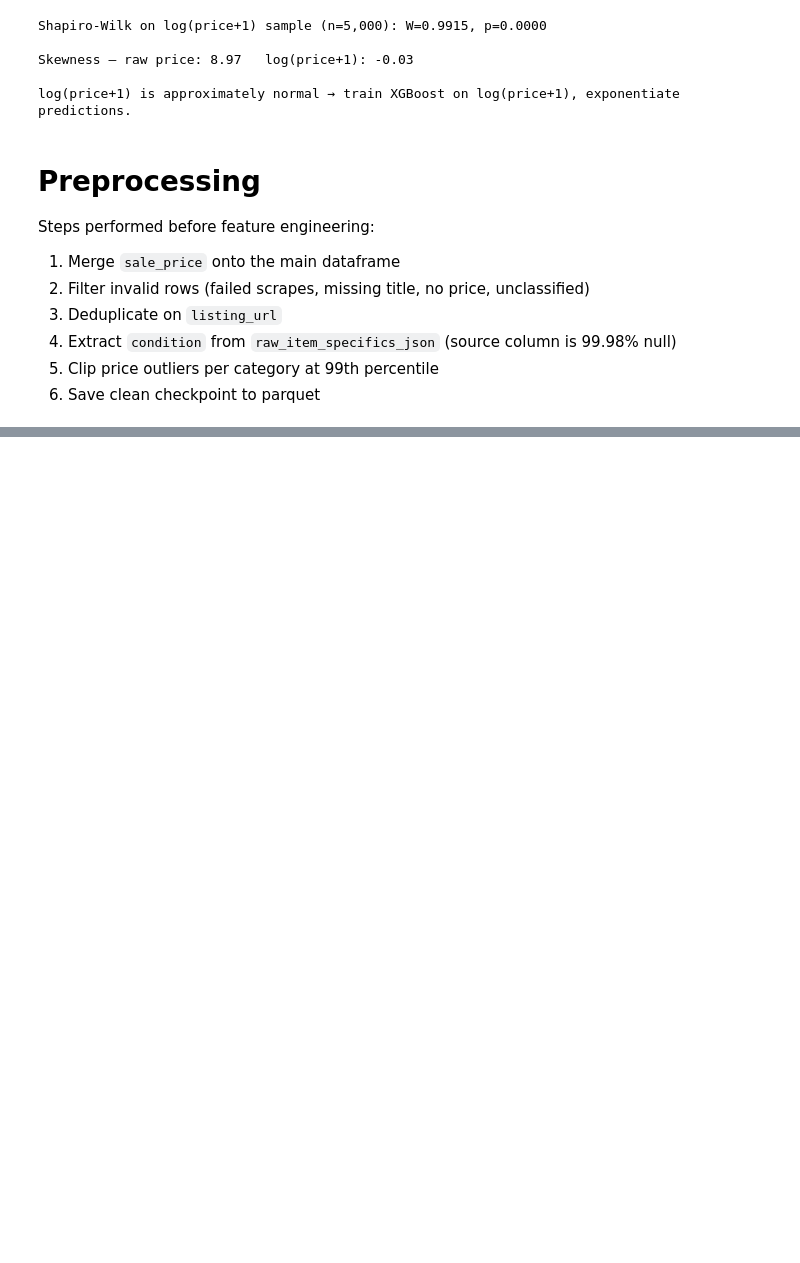
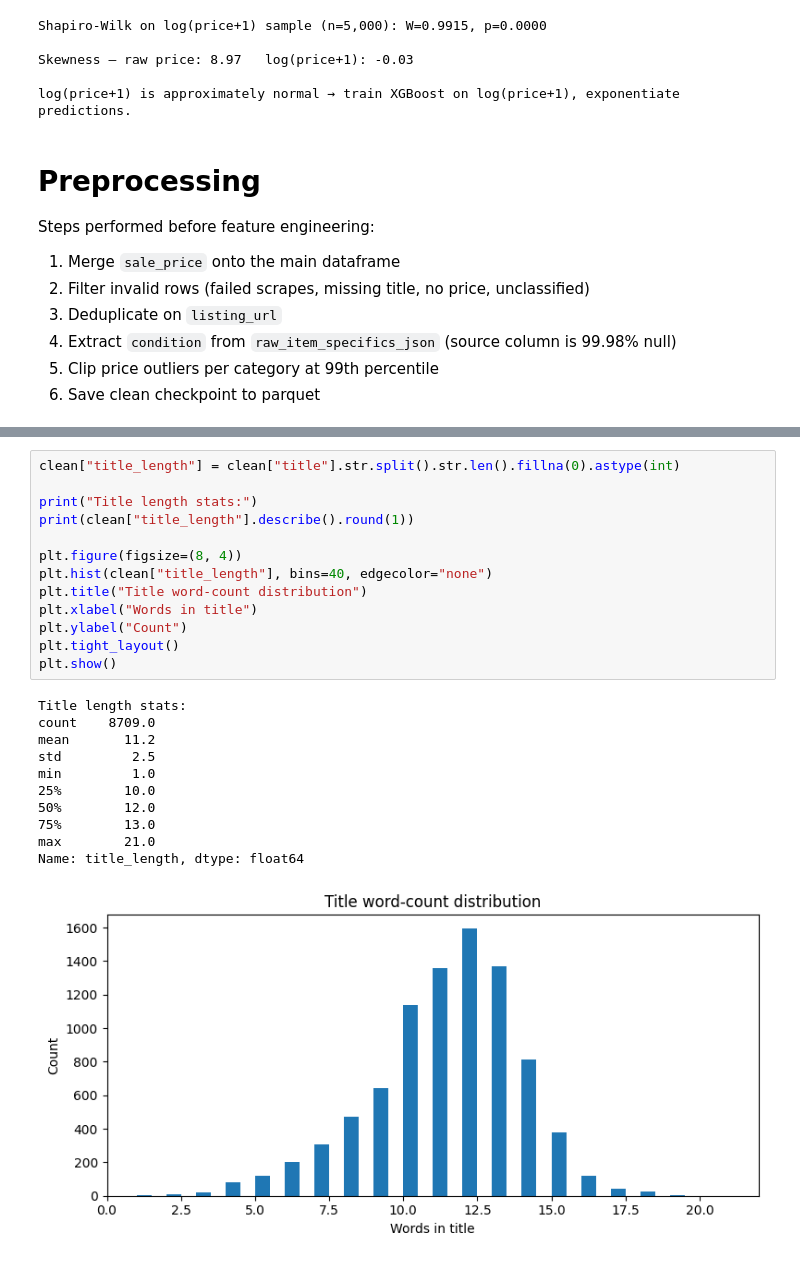
Before and after one commit to kjw009/multi-agentic-sales-representative-system, a Jupyter notebook: notebooks/full_ML_Pipeline.ipynb, the cells around one changed output, grey strips where cells are left out. Saved outputs shown, nothing was run; the diff lists cells and outputs as text; blank space fills up the shorter version.

```diff
--- a/notebooks/full_ML_Pipeline.ipynb
+++ b/notebooks/full_ML_Pipeline.ipynb
@@ -723,0 +1119,25 @@ print(f"\nSaved → output/clean.parquet  ({len(clean):,} rows, {clean.shape[1]}
+# %%
+clean["title_length"] = clean["title"].str.split().str.len().fillna(0).astype(int)
+
+print("Title length stats:")
+print(clean["title_length"].describe().round(1))
+
+plt.figure(figsize=(8, 4))
+plt.hist(clean["title_length"], bins=40, edgecolor="none")
+plt.title("Title word-count distribution")
+plt.xlabel("Words in title")
+plt.ylabel("Count")
+plt.tight_layout()
+plt.show()
+# %% [output]
+Title length stats:
+count    8709.0
+mean       11.2
+std         2.5
+min         1.0
+25%        10.0
+50%        12.0
+75%        13.0
+max        21.0
+Name: title_length, dtype: float64
+[figure, added]
```
Also changed, not shown: parts of 19 cells of this notebook, 2 other files.
